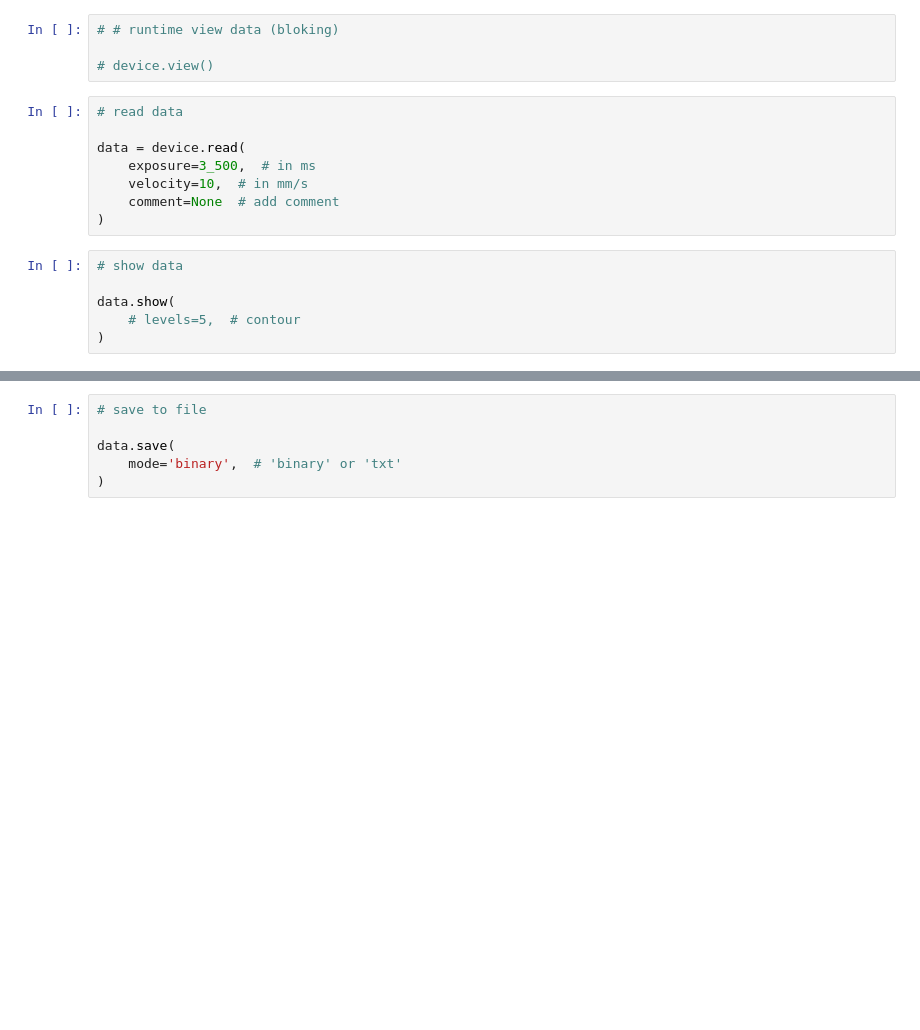
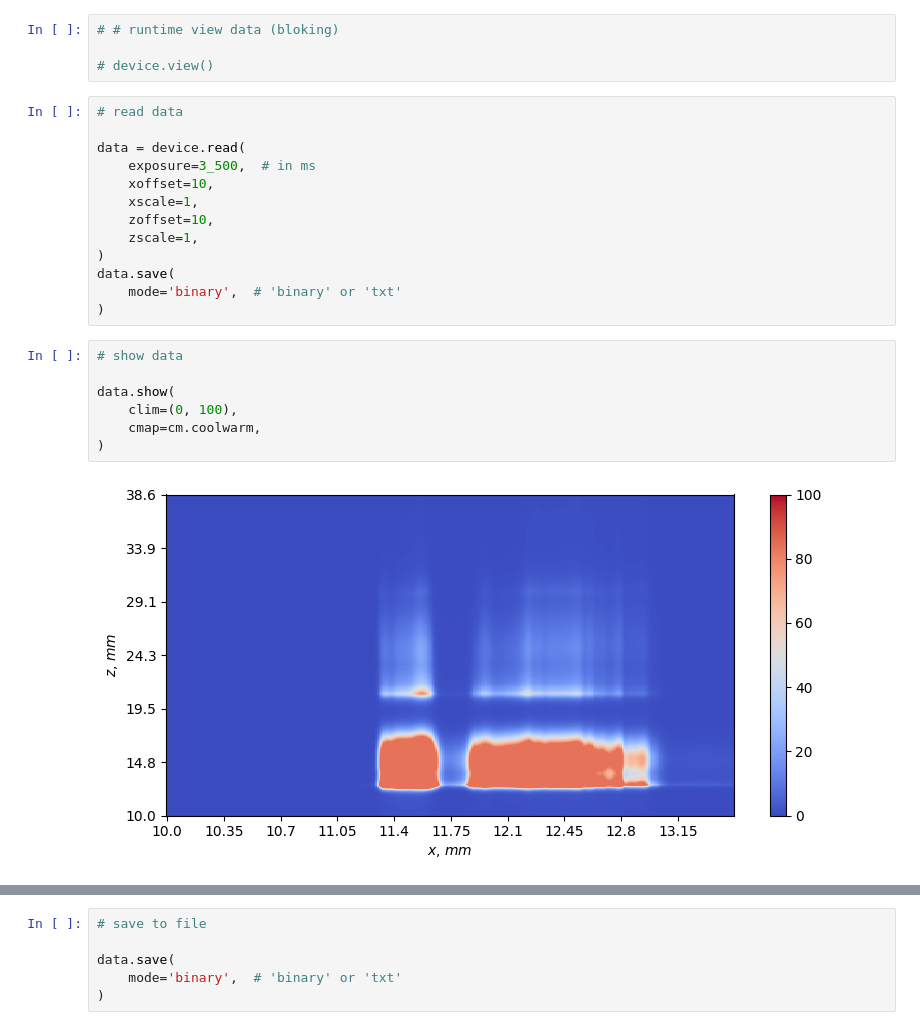
Before and after one commit to Exinker/gas-flow-scanner, a Jupyter notebook: demo.ipynb, the cells around one changed output, grey strips where cells are left out. Drawn from its saved outputs; the diff is of its cells as text; blank space fills up the shorter version.

```diff
--- a/demo.ipynb
+++ b/demo.ipynb
@@ -21,12 +25,20 @@ device.calibrate_dark()
 
 data = device.read(
     exposure=3_500,  # in ms
-    velocity=10,  # in mm/s
-    comment=None  # add comment
+    xoffset=10,
+    xscale=1,
+    zoffset=10,
+    zscale=1,
 )
+data.save(
+    mode='binary',  # 'binary' or 'txt'
+)
 # %%
 # show data
 
 data.show(
-    # levels=5,  # contour
+    clim=(0, 100),
+    cmap=cm.coolwarm,
 )
+# %% [output]
+[figure, added]
```
Also changed, not shown: parts of 3 cells of this notebook, 2 other files.
